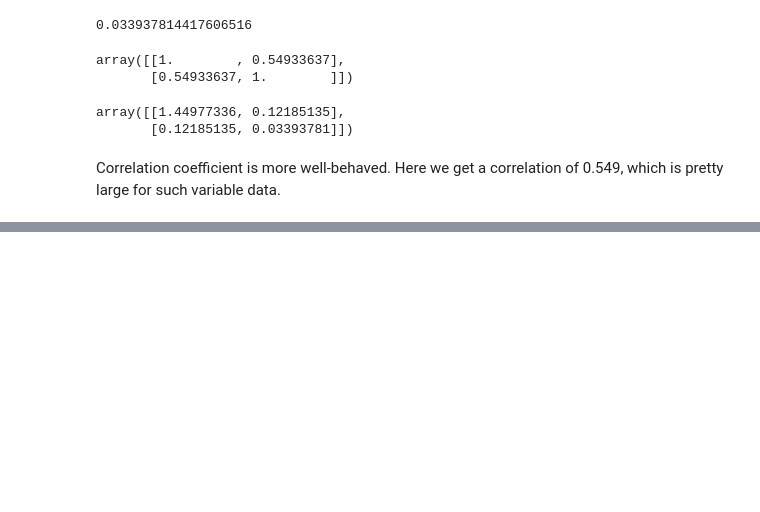
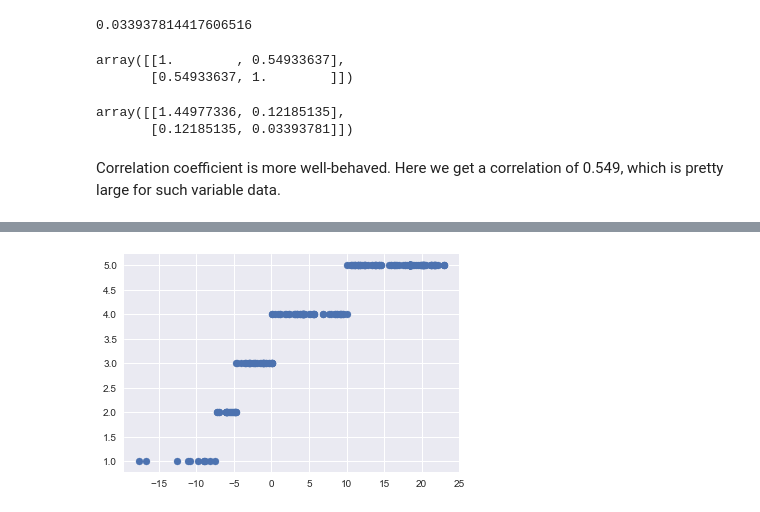
Before and after one commit to JunanQu/YELP-, a Jupyter notebook: 2950_final-2.ipynb, the cells around one changed output, grey strips where cells are left out. Saved outputs shown, nothing was run; the diff lists cells and outputs as text; code cells hidden in the pictures; blank space fills up the shorter version.

```diff
--- a/2950_final-2.ipynb
+++ b/2950_final-2.ipynb
@@ -285,0 +403,5 @@ Correlation coefficient is more well-behaved. Here we get a correlation of 0.549
+# %%
+plt.scatter(np.sort(temp), np.sort(yelp_raings))
+plt.show()
+# %% [output]
+[figure, added]
```
Also changed, not shown: parts of 39 cells of this notebook, 1 other file.
